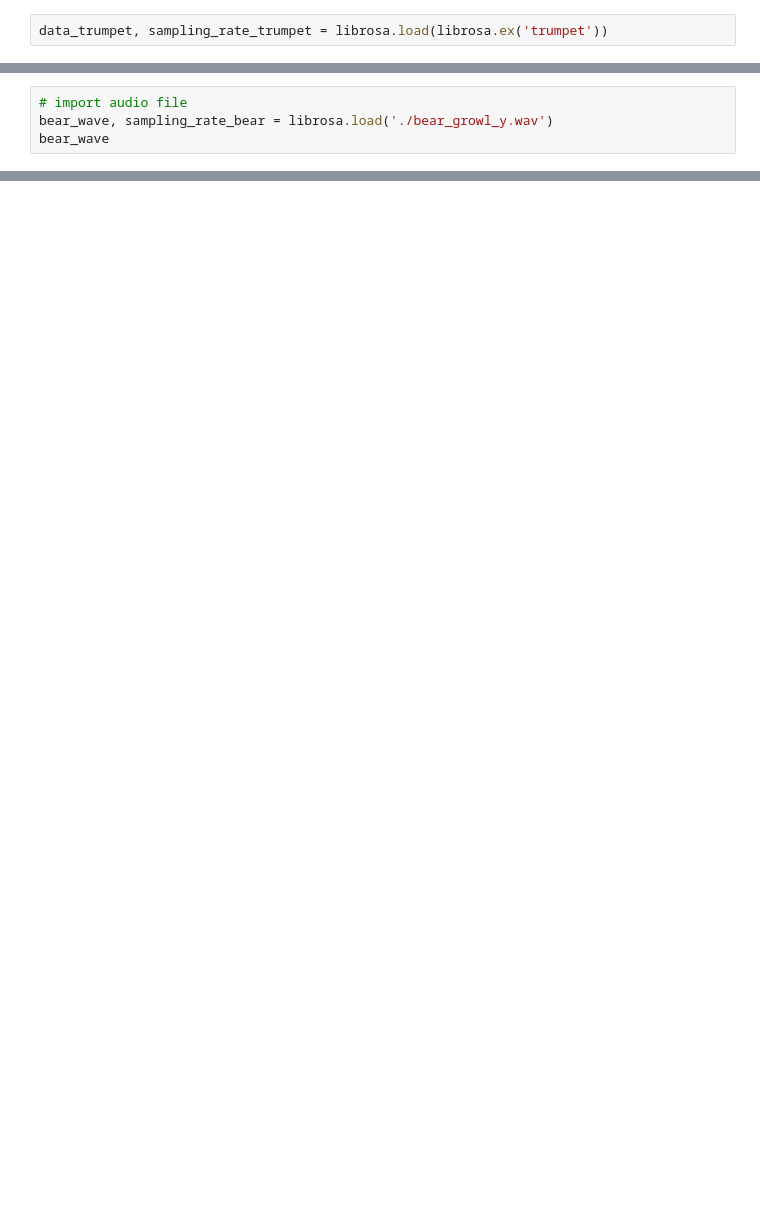
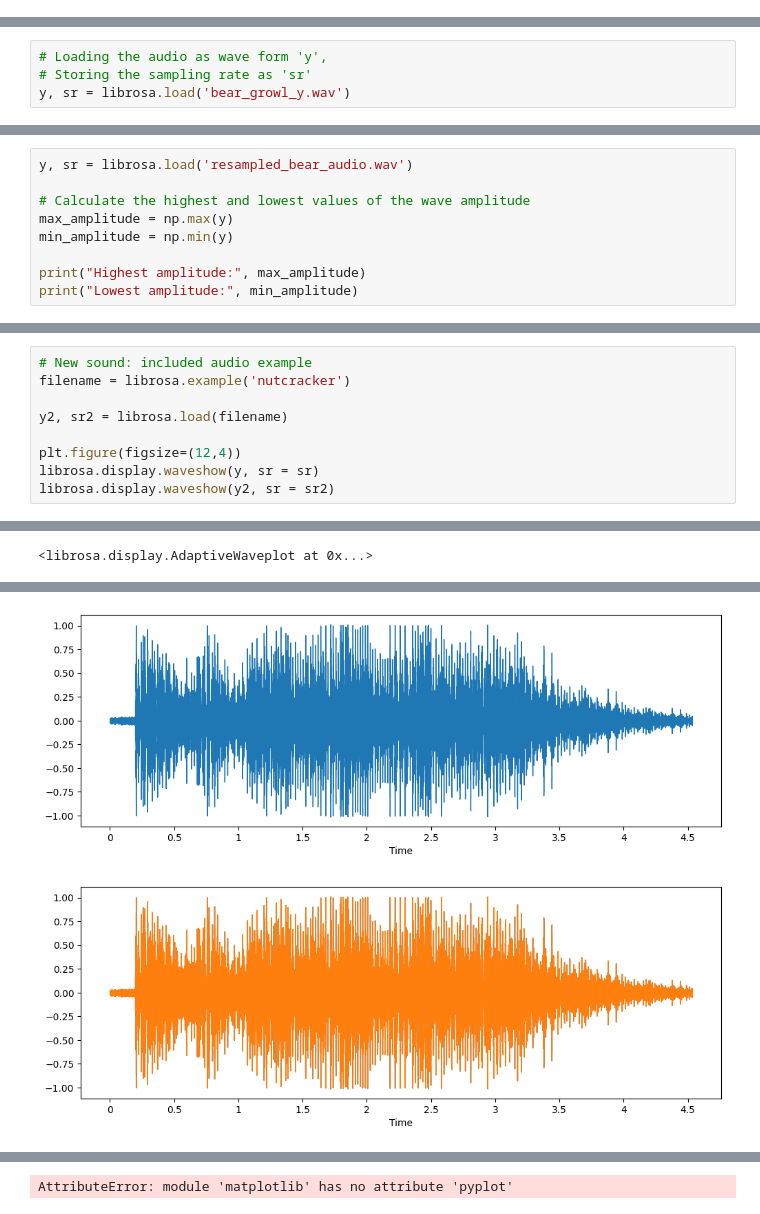
Before and after one commit to feraranas/Concentracion-Inteligencia-Artificial, a Jupyter notebook: NLP/Clase11Agosto.ipynb, the cells around one changed output, grey strips where cells are left out. Cells and saved outputs as stored; diff of their text form; blank space fills up the shorter version.

Commit message:
librosa library

```diff
--- a/NLP/Clase11Agosto.ipynb
+++ b/NLP/Clase11Agosto.ipynb
@@ -8,3 +17 @@ import librosa
 from IPython.display import Audio
-# %%
-data_trumpet, sampling_rate_trumpet = librosa.load(librosa.ex('trumpet'))
@@ -12,0 +20,4 @@ data_trumpet, sampling_rate_trumpet = librosa.load(librosa.ex('trumpet'))
+# %%
+# Loading the audio as wave form 'y',
+# Storing the sampling rate as 'sr'
+y, sr = librosa.load('bear_growl_y.wav')
@@ -28,4 +36,0 @@ AttributeError: module 'matplotlib' has no attribute 'pyplot'
-# %%
-# import audio file
-bear_wave, sampling_rate_bear = librosa.load('./bear_growl_y.wav')
-bear_wave
@@ -51,0 +51,9 @@ AttributeError: module 'matplotlib' has no attribute 'pyplot'
+# %%
+y, sr = librosa.load('resampled_bear_audio.wav')
+
+# Calculate the highest and lowest values of the wave amplitude
+max_amplitude = np.max(y)
+min_amplitude = np.min(y)
+
+print("Highest amplitude:", max_amplitude)
+print("Lowest amplitude:", min_amplitude)
@@ -51,0 +65,10 @@ AttributeError: module 'matplotlib' has no attribute 'pyplot'
+# %%
+# New sound: included audio example
+filename = librosa.example('nutcracker')
+
+y2, sr2 = librosa.load(filename)
+
+plt.figure(figsize=(12,4))
+librosa.display.waveshow(y, sr = sr)
+librosa.display.waveshow(y2, sr = sr2)
+# %% [output]
@@ -51,0 +76 @@ AttributeError: module 'matplotlib' has no attribute 'pyplot'
+<librosa.display.AdaptiveWaveplot at 0x...>
@@ -51,0 +78,2 @@ AttributeError: module 'matplotlib' has no attribute 'pyplot'
+[figure, added]
+[figure, added]
@@ -51,0 +86 @@ AttributeError: module 'matplotlib' has no attribute 'pyplot'
+AttributeError: module 'matplotlib' has no attribute 'pyplot'
```
Also changed, not shown: parts of 19 cells of this notebook, 9 other files.
